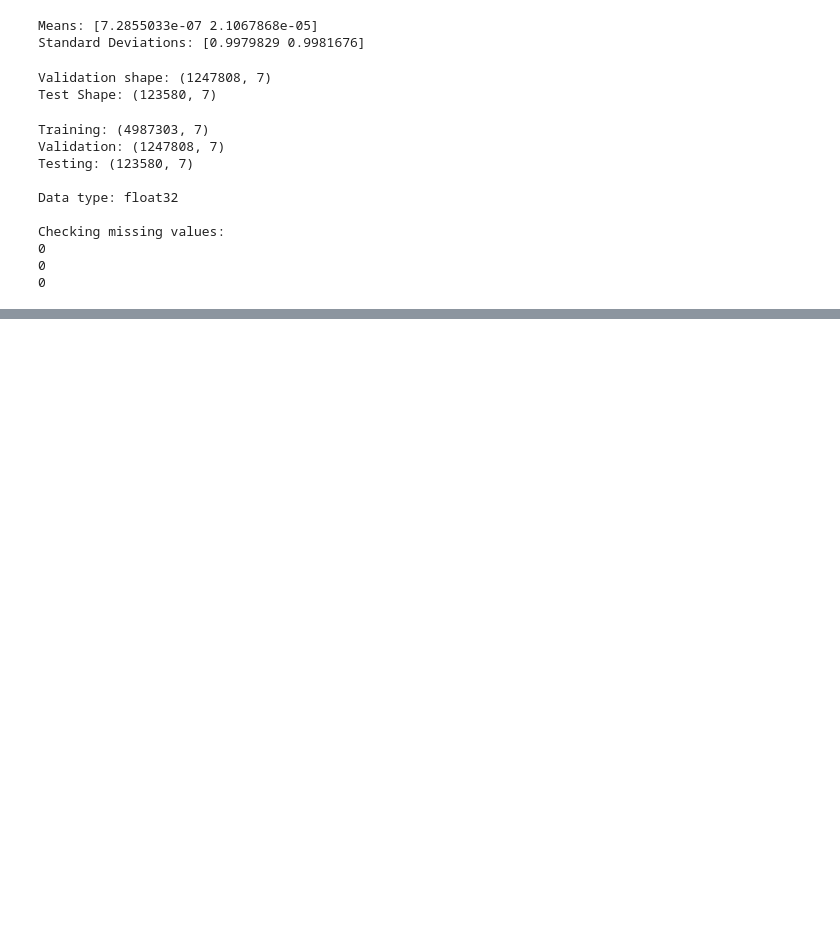
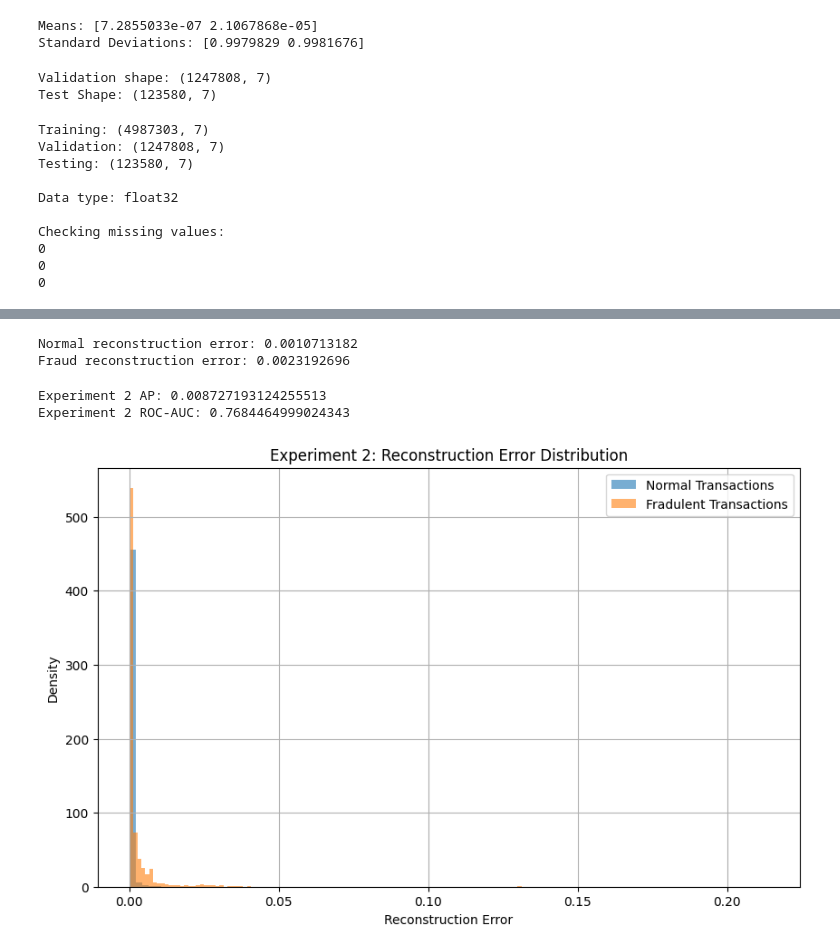
Before and after one commit to sthasarita/digital_wallet_fraud_detection, a Jupyter notebook: main.ipynb, the cells around one changed output, grey strips where cells are left out. Drawn from its saved outputs; the diff is of its cells as text; code cells hidden in the pictures; blank space fills up the shorter version.

```diff
--- a/main.ipynb
+++ b/main.ipynb
@@ -1604,0 +2043,13 @@ Checking missing values:
+# %%
+#reconstruct normal transactions
+normal_reconstructed_2 = autoencoder_2.predict(
+    X_val_normal_only,
+    batch_size = 2048,
+    verbose = 1
+)
+#reconstruct fraudulent transactions
+fraud_reconstructed_2  = autoencoder_2.predict(
+    X_val_fraud_only,
+    batch_size = 2048,
+    verbose = 1
+)
@@ -1604,0 +2059,59 @@ Checking missing values:
+# %%
+#calculate reconstruction errors
+normal_errors_2 = np.mean(
+    np.square(X_val_normal_only - normal_reconstructed_2),
+    axis = 1
+)
+
+fraud_errors_2 = np.mean(
+    np.square(X_val_fraud_only - fraud_reconstructed_2), axis= 1
+)
+# %%
+#compare average errors
+print("Normal reconstruction error:", normal_errors_2.mean())
+print("Fraud reconstruction error:", fraud_errors_2.mean())
+# %% [output]
+Normal reconstruction error: 0.0010713182
+Fraud reconstruction error: 0.0023192696
+# %%
+#calculate average precision and roc-auc
+val_errors_2 = np.concatenate([
+    normal_errors_2,
+    fraud_errors_2
+])
+
+ae_ap_2 = average_precision_score(
+    y_val_autoencoder,
+    val_errors_2
+)
+ae_roc_auc_2 = roc_auc_score(
+    y_val_autoencoder,
+    val_errors_2
+)
+print("Experiment 2 AP:", ae_ap_2)
+print("Experiment 2 ROC-AUC:", ae_roc_auc_2)
+# %% [output]
+Experiment 2 AP: 0.008727193124255513
+Experiment 2 ROC-AUC: 0.7684464999024343
+# %%
+plt.figure(figsize = (10,6))
+plt.hist(normal_errors_2,
+        bins = 100,
+         alpha = 0.6,
+         label = "Normal Transactions",
+         density = True
+        )
+plt.hist(fraud_errors_2,
+        bins = 100,
+        alpha = 0.6,
+        label = "Fradulent Transactions",
+        density = True
+)
+plt.xlabel("Reconstruction Error")
+plt.ylabel("Density")
+plt.title("Experiment 2: Reconstruction Error Distribution")
+plt.legend()
+plt.grid()
+plt.show()
+# %% [output]
+[figure, added]
```
Also changed, not shown: parts of 54 cells of this notebook.
